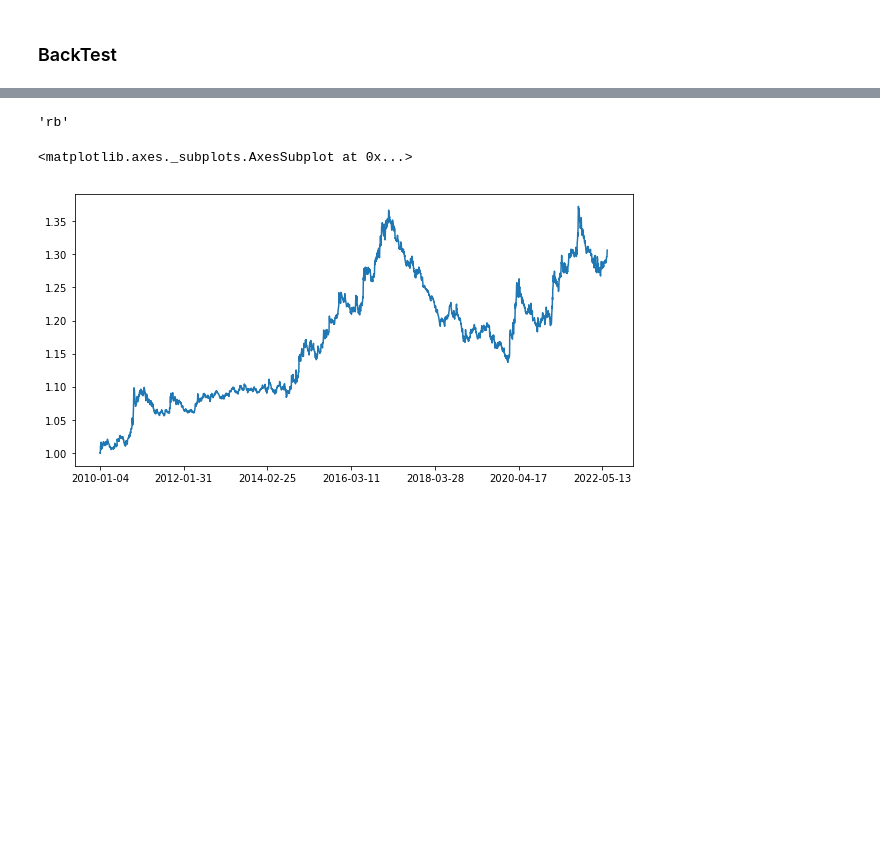
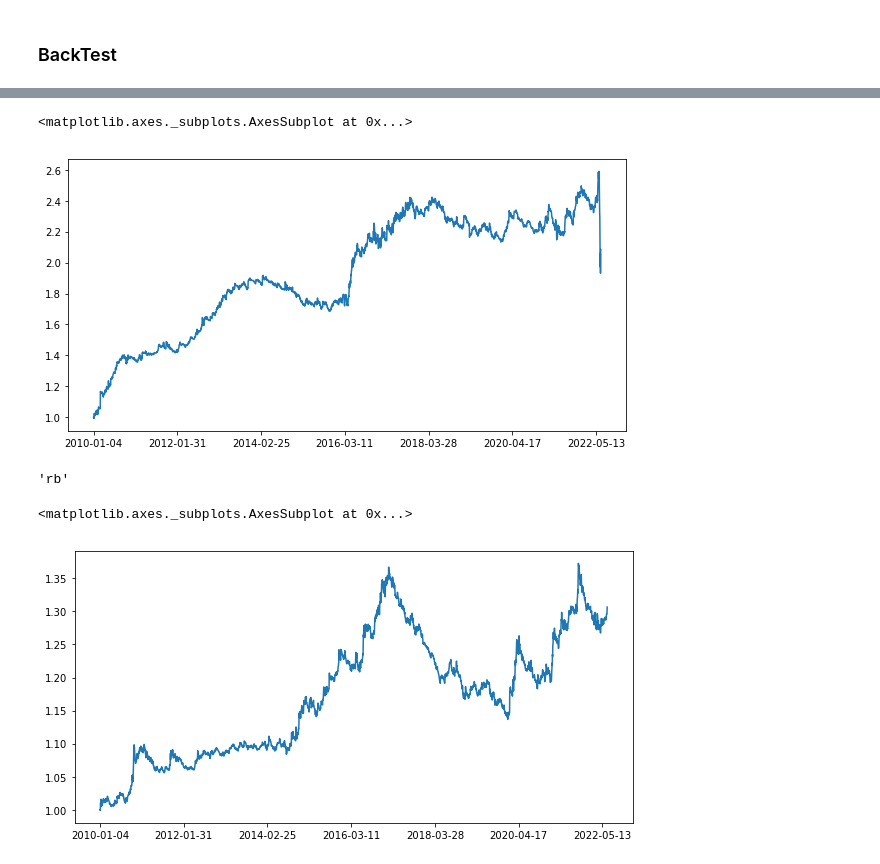
Before and after one commit to RichardS0268/CTA_Trend, a Jupyter notebook: CTA_data.ipynb, the cells around one changed output, grey strips where cells are left out. Cells and saved outputs as stored; diff of their text form; code cells hidden in the pictures; blank space fills up the shorter version.

```diff
--- a/CTA_data.ipynb
+++ b/CTA_data.ipynb
@@ -316,8 +320,8 @@ ticker = commodities[scom]['mintick'] * 0
 # %%
 def BUY_Trade(Symbol, tick, logger):
 
-    BUY_trigger_list = list(Symbol['trigger'].loc[Symbol['trigger']== 1].index)
-    SELL_trigger_list = list(Symbol['trigger'].loc[Symbol['trigger']==-1].index)
+    BUY_trigger_list = list(Symbol['trigger'].loc[Symbol['trigger']== 2].index)
+    BUY_observation_list = list(Symbol['trigger'].loc[Symbol['trigger']== 1].index)
 
     BUY_log = pd.DataFrame(columns=['open_bar', 'close_bar', 'open_price', 'close_price', 'close_reason'])
     clock_rank = Symbol['CLOCK'].to_list()
@@ -343,8 +347,8 @@ def BUY_Trade(Symbol, tick, logger):
         loss_cut = Symbol.loc[open_bar]['LB_S']
         profit_cut = Symbol.loc[open_bar]['OPEN'] * (1 + REWARD_RATIO)
 
-        if Symbol['CLOCK'].loc[t:].loc[Symbol['trigger']==-1].shape[0]: # fork change coming, interrupt the simulation
-            close_bar =  clock_rank[min(clock_rank.index(Symbol['CLOCK'].loc[t:].loc[Symbol['trigger']== -1][0])+1, len(clock_rank)-1)]
+        if Symbol['CLOCK'].loc[t:].loc[Symbol['STD_L']== -1].shape[0]: # fork change coming, interrupt the simulation
+            close_bar =  clock_rank[min(clock_rank.index(Symbol['CLOCK'].loc[t:].loc[Symbol['STD_L']== -1][0])+1, len(clock_rank)-1)]
         else:
             close_bar = clock_rank[-1]
 
@@ -355,8 +359,8 @@ def BUY_Trade(Symbol, tick, logger):
                 loss_cut = Symbol.loc[observation_bar]['LB_S']
                 del BUY_trigger_list[BUY_trigger_list.index(observation_bar)]
 
-            if observation_bar in SELL_trigger_list:
-                loss_cut = Symbol.loc[observation_bar]['UB_S']
+            if observation_bar in BUY_observation_list:
+                loss_cut = Symbol.loc[observation_bar]['LB_S']
 
             if (Symbol['LOW'].loc[observation_bar] <= loss_cut):
                 close_bar = clock_rank[clock_rank.index(observation_bar)+1]
@@ -643,3 +713,9 @@ balance, sym_logs = Simulation_all_in_one('rb', sig_filter=True, backtest_tick=0
+# %%
+fig, axes = plt.subplots(figsize=(10, 5))
+balance['Pnl'].plot()
+# %% [output]
+<matplotlib.axes._subplots.AxesSubplot at 0x...>
+[figure, added]
 # %%
 ## wrapper for multi-process running
 def wrapper_simulation(scom_, sig_filter_, backtest_tick_, logger_):
```
Also changed, not shown: parts of 17 cells of this notebook, 8 other files.
